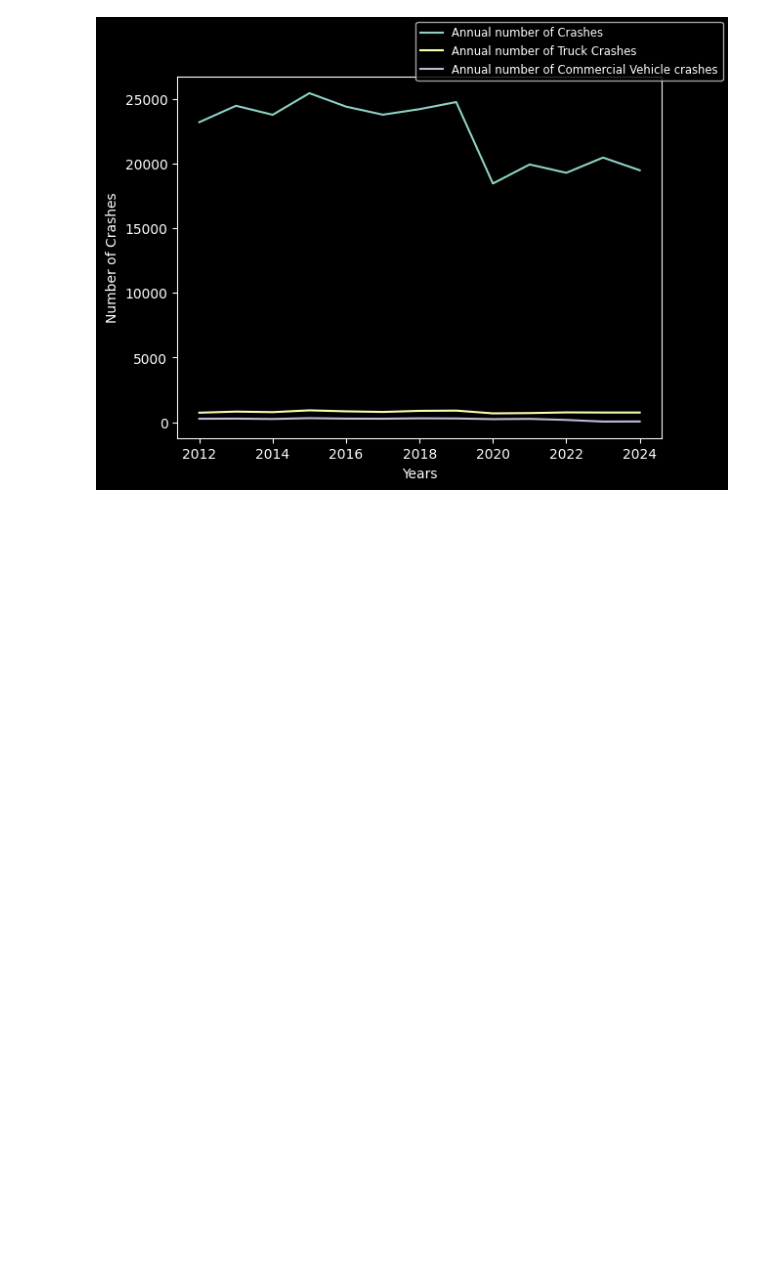
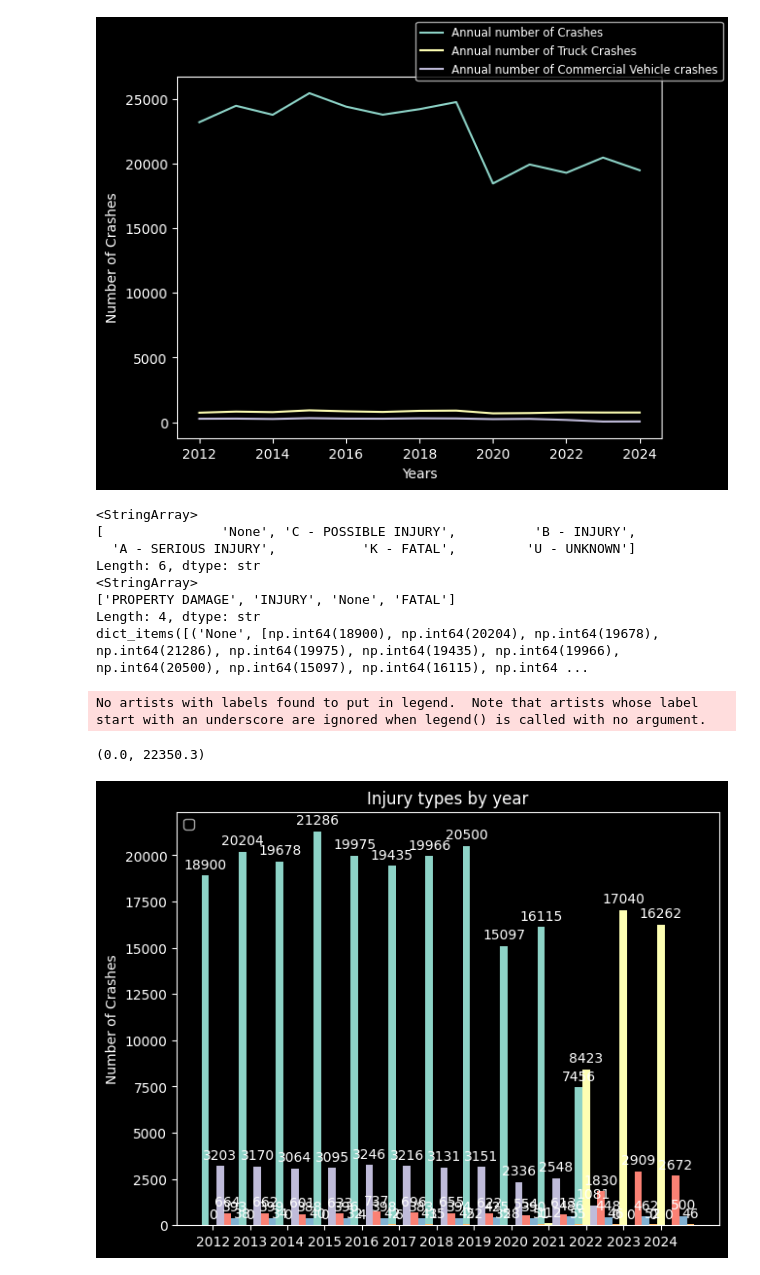
Before and after one commit to justinjli2004-sketch/spring2026, a Jupyter notebook: project/EDA.ipynb, the cells around one changed output. Saved outputs shown, nothing was run; the diff lists cells and outputs as text; code cells hidden in the pictures; blank space fills up the shorter version.

```diff
--- a/project/EDA.ipynb
+++ b/project/EDA.ipynb
@@ -166,3 +218,71 @@ plt.ylabel("Number of Crashes")
 plt.show()
 # %% [output]
 [figure]
+# %%
+#Facilitate analysis of CrashSeverity + MaxInjurySeverity by replacing the NaNs with "None" as a string
+summary_table_sorted_year['MaxInjurySeverity'] = summary_table_sorted_year['MaxInjurySeverity'].fillna("None")
+summary_table_sorted_year['CrashSeverity'] = summary_table_sorted_year['CrashSeverity'].fillna("None")
+
+print(summary_table_sorted_year['MaxInjurySeverity'].unique())
+print(summary_table_sorted_year['CrashSeverity'].unique())
+
+#helper functions - returns the count of each category in a year
+def yearly_crashseverity_sums (frame, case, years):
+    yearcount = []
+    for year in years:
+        yearcount.append(frame[(frame["CaseYear"]==year) & (frame["CrashSeverity"] == case)]['CrashSeverity'].count())
+
+    return yearcount
+
+def yearly_maxinjury_sums (frame, case, years):
+    yearcount = []
+    for year in years:
+        yearcount.append(frame[(frame["CaseYear"]==year) & (frame["MaxInjurySeverity"] == case)]['MaxInjurySeverity'].count())
+
+    return yearcount
+
+#from here on out i was thinking a clustered bargraph to showcase the breakdown year on year but idk
+
+#grouped barchart showing the total number of max injuries per year by category
+# code sourced from https://matplotlib.org/stable/gallery/lines_bars_and_markers/barchart.html
+maxinjuries_totals = {
+    'None': yearly_maxinjury_sums(summary_table_sorted_year, "None", years),
+    'Unknown': yearly_maxinjury_sums(summary_table_sorted_year, "U - UNKNOWN", years),
+    'Possible Injury': yearly_maxinjury_sums(summary_table_sorted_year, "C - POSSIBLE INJURY", years),
+    'Injury': yearly_maxinjury_sums(summary_table_sorted_year, "B - INJURY", years),
+    'Serious Injury': yearly_maxinjury_sums(summary_table_sorted_year, "A - SERIOUS INJURY", years),
+    'Fatality':yearly_maxinjury_sums(summary_table_sorted_year, "K - FATAL", years),
+}
+
+
+x = np.arange(len(years))  # the label locations
+width = 0.2  # the width of the bars
+multiplier = 0
+
+fig, ax = plt.subplots(layout='constrained')
+
+print(maxinjuries_totals.items())
+for attribute, measurement in maxinjuries_totals.items():
+    offset = width * multiplier
+    rects = ax.bar(x + offset, measurement, width)
+    ax.bar_label(rects, padding=3)
+    multiplier += 1
+
+# Add some text for labels, title and custom x-axis tick labels, etc.
+ax.set_ylabel('Number of Crashes')
+ax.set_title('Injury types by year')
+ax.set_xticks(x + width, years)
+ax.legend(loc='upper left', ncols=3)
+ax.set_ylim()
+# %% [output]
+<StringArray>
+[               'None', 'C - POSSIBLE INJURY',          'B - INJURY',
+  'A - SERIOUS INJURY',           'K - FATAL',         'U - UNKNOWN']
+Length: 6, dtype: str
+<StringArray>
+['PROPERTY DAMAGE', 'INJURY', 'None', 'FATAL']
+Length: 4, dtype: str
+dict_items([('None', [np.int64(18900), np.int64(20204), np.int64(19678), np.int64(21286), np.int64(19975), np.int64(19435), np.int64(19966), np.int64(20500), np.int64(15097), np.int64(16115), np.int64 ...
+No artists with labels found to put in legend.  Note that artists whose label start with an underscore are ignored when legend() is called with no argument.
+(0.0, 22350.3)
+[figure, added]
```
Also changed, not shown: parts of 5 cells of this notebook.
